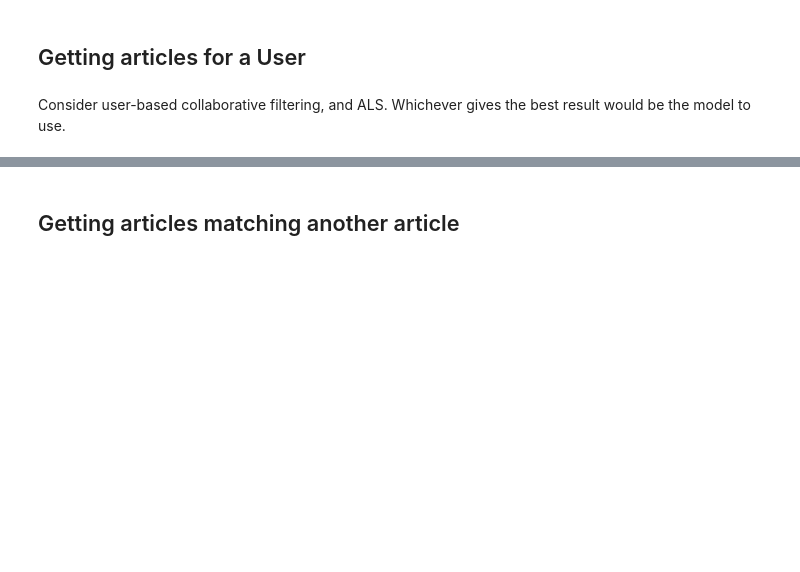
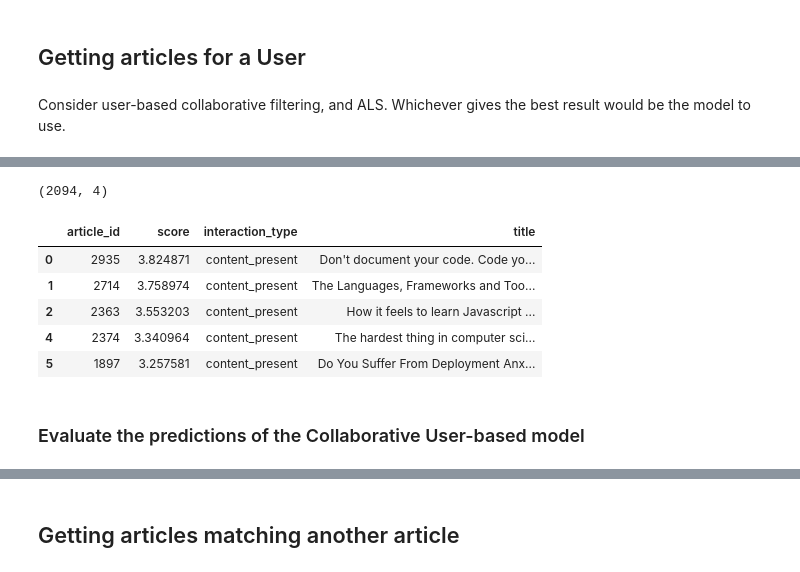
Before and after one commit to kavurisrikanth/news-recommender-capstone, a Jupyter notebook: basics/data.ipynb, the cells around one changed output, grey strips where cells are left out. Cells and saved outputs as stored; diff of their text form; code cells hidden in the pictures; blank space fills up the shorter version.

```diff
--- a/basics/data.ipynb
+++ b/basics/data.ipynb
@@ -668,0 +1041,17 @@ Consider user-based collaborative filtering, and ALS. Whichever gives the best r
+# %%
+merged = merged[merged['interaction_type'] != 'content_pulled_out']
+# %%
+merged.shape
+# %% [output]
+(2094, 4)
+# %%
+merged.head()
+# %% [output]
+|  | article_id | score | interaction_type | title |
+| 0 | 2935 | 3.824871 | content_present | Don't document your code. Code yo... |
+| 1 | 2714 | 3.758974 | content_present | The Languages, Frameworks and Too... |
+| 2 | 2363 | 3.553203 | content_present | How it feels to learn Javascript ... |
+| 4 | 2374 | 3.340964 | content_present | The hardest thing in computer sci... |
+| 5 | 1897 | 3.257581 | content_present | Do You Suffer From Deployment Anx... |
+# %% [markdown]
+### Evaluate the predictions of the Collaborative User-based model
```
Also changed, not shown: parts of 241 cells of this notebook.
